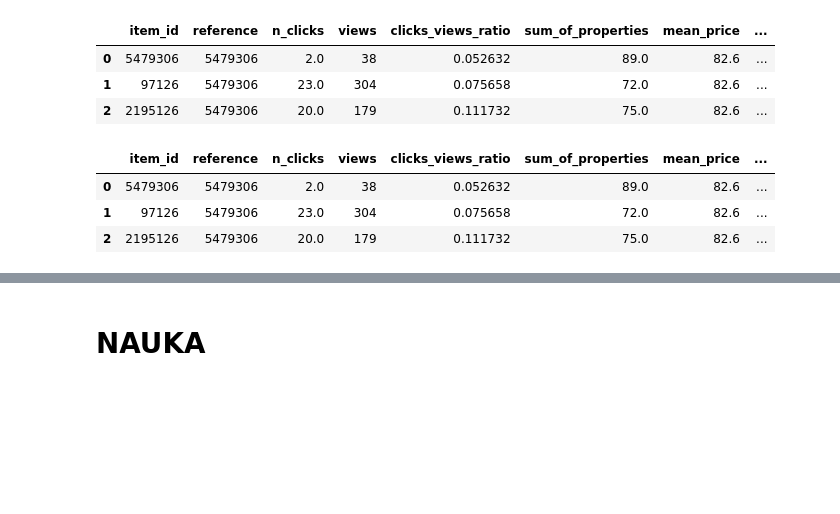
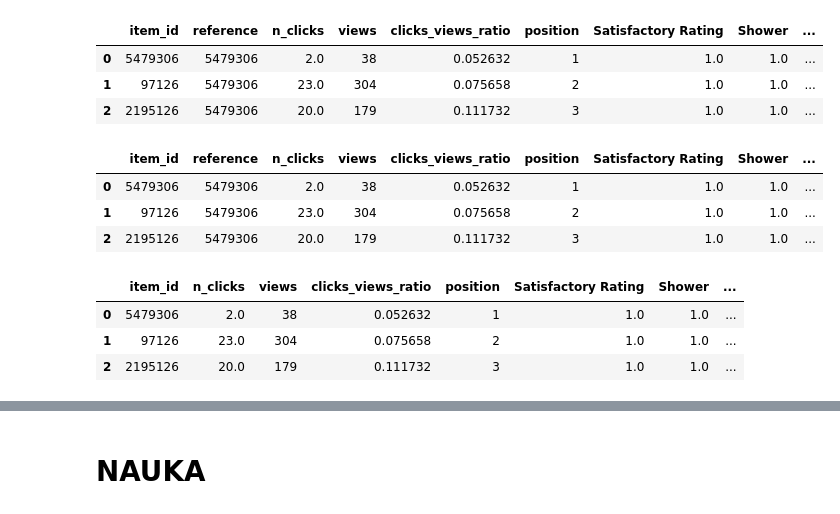
Before and after one commit to LiLatee/Systemy_rekomendacyjne, a Jupyter notebook: ML without group features.ipynb, the cells around one changed output, grey strips where cells are left out. Cells and saved outputs as stored; diff of their text form; code cells hidden in the pictures; blank space fills up the shorter version.

```diff
--- a/ML without group features.ipynb
+++ b/ML without group features.ipynb
@@ -6,7 +6,11 @@ import time
 import math
 # %%
 item_metadata = pd.read_csv('D:\\Dokumenty\\Systemy_rekomendacyjne\\data\\item_metadata_all.csv',
-                           sep=',',
-                           usecols=['item_id','n_clicks','views','clicks_views_ratio','sum_of_properties'])
-item_metadata[:3]
+                           sep=','
+#                            ,usecols=['item_id','n_clicks','views','clicks_views_ratio','sum_of_properties',
+#                                    'Satisfactory Rating', 'Shower','Washing Machine', 'Fridge','3 Star',
+#                                     'Air Conditioning','Good Rating','Car Park' ]
+                           )
+item_metadata['item_id'] = item_metadata['item_id'].astype(int)
+item_metadata.shape
 # %% [output]
@@ -17,8 +18,8 @@ item_metadata[:3]
 # %%
 train = pd.read_csv('D:\\Dokumenty\\Systemy_rekomendacyjne\\data\\train.csv',
                        sep=',',
-                    skiprows=range(1, 5000000)
-#                    nrows=1000000
+                    skiprows=range(1, 6000000)
+#                    nrows=100000
                    )
 train = train[train["action_type"] == "clickout item"]
 print(train.shape)
@@ -141,18 +133,22 @@ train[:3]
 # %%
 train = train.rename({'index':'item_id'})
-train = train[["item_id", "reference",'n_clicks','views','clicks_views_ratio','sum_of_properties','mean_price','mean_price_difference','position']]
+train = train[["item_id", "reference",'n_clicks','views','clicks_views_ratio','position','Satisfactory Rating',
+               'Shower','Washing Machine', 'Fridge','3 Star',
+                'Air Conditioning','Good Rating','Car Park',
+              'mean_price','mean_price_difference']]
+# train = train[["item_id", "reference",'n_clicks','views','clicks_views_ratio','sum_of_properties','mean_price','mean_price_difference','position']]
 train['reference'] = train['reference'].astype(int)
 train[:3]
 # %% [output]
-|  | item_id | reference | n_clicks | views | clicks_views_ratio | sum_of_properties | mean_price | ... |
-| 0 | 5479306 | 5479306 | 2.0 | 38 | 0.052632 | 89.0 | 82.6 | ... |
-| 1 | 97126 | 5479306 | 23.0 | 304 | 0.075658 | 72.0 | 82.6 | ... |
-| 2 | 2195126 | 5479306 | 20.0 | 179 | 0.111732 | 75.0 | 82.6 | ... |
+|  | item_id | reference | n_clicks | views | clicks_views_ratio | position | Satisfactory Rating | Shower | ... |
+| 0 | 5479306 | 5479306 | 2.0 | 38 | 0.052632 | 1 | 1.0 | 1.0 | ... |
+| 1 | 97126 | 5479306 | 23.0 | 304 | 0.075658 | 2 | 1.0 | 1.0 | ... |
+| 2 | 2195126 | 5479306 | 20.0 | 179 | 0.111732 | 3 | 1.0 | 1.0 | ... |
 # %%
 train['clicked'] = np.where(train['item_id'] == train['reference'], 1, 0)
 train[:3]
 # %% [output]
-|  | item_id | reference | n_clicks | views | clicks_views_ratio | sum_of_properties | mean_price | ... |
-| 0 | 5479306 | 5479306 | 2.0 | 38 | 0.052632 | 89.0 | 82.6 | ... |
-| 1 | 97126 | 5479306 | 23.0 | 304 | 0.075658 | 72.0 | 82.6 | ... |
-| 2 | 2195126 | 5479306 | 20.0 | 179 | 0.111732 | 75.0 | 82.6 | ... |
+|  | item_id | reference | n_clicks | views | clicks_views_ratio | position | Satisfactory Rating | Shower | ... |
+| 0 | 5479306 | 5479306 | 2.0 | 38 | 0.052632 | 1 | 1.0 | 1.0 | ... |
+| 1 | 97126 | 5479306 | 23.0 | 304 | 0.075658 | 2 | 1.0 | 1.0 | ... |
+| 2 | 2195126 | 5479306 | 20.0 | 179 | 0.111732 | 3 | 1.0 | 1.0 | ... |
@@ -158,0 +164,8 @@ train[:3]
+# %%
+train = train.drop(columns=['reference','mean_price'])
+train[:3]
+# %% [output]
+|  | item_id | n_clicks | views | clicks_views_ratio | position | Satisfactory Rating | Shower | ... |
+| 0 | 5479306 | 2.0 | 38 | 0.052632 | 1 | 1.0 | 1.0 | ... |
+| 1 | 97126 | 23.0 | 304 | 0.075658 | 2 | 1.0 | 1.0 | ... |
+| 2 | 2195126 | 20.0 | 179 | 0.111732 | 3 | 1.0 | 1.0 | ... |
```
Also changed, not shown: parts of 33 cells of this notebook, 2 other files.
